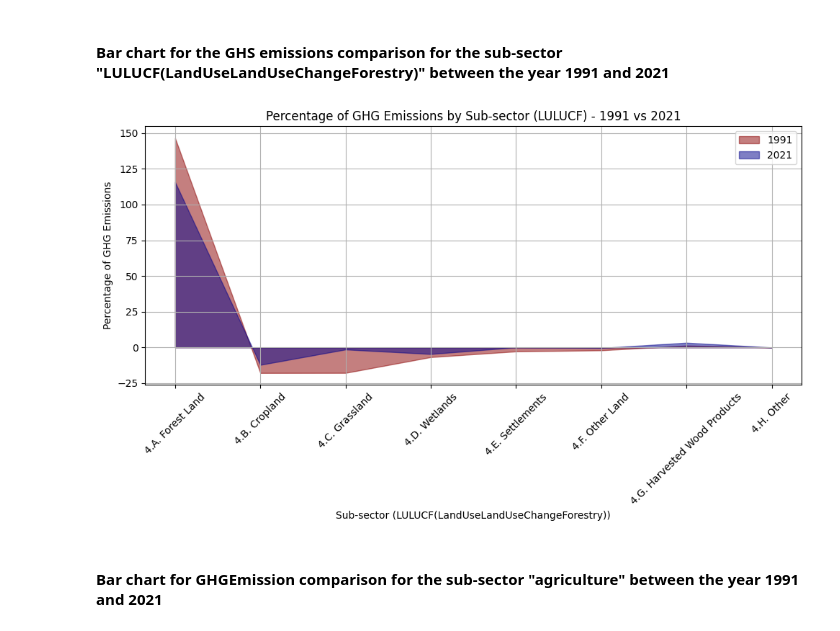
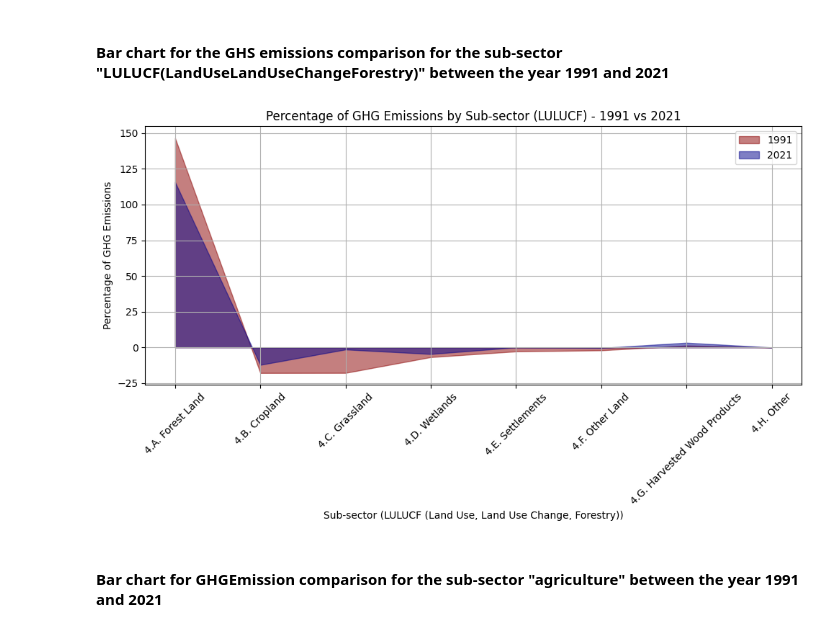
Before and after one commit to ElizabethGLiz/ClimateChangeAnalysis, a Jupyter notebook: green_house_gas_analysis.ipynb, the cells around one changed output. Saved outputs shown, nothing was run; the diff lists cells and outputs as text; code cells hidden in the pictures.

```diff
--- a/green_house_gas_analysis.ipynb
+++ b/green_house_gas_analysis.ipynb
@@ -584,43 +628,47 @@ plt.show()
 # %% [markdown]
 #### Bar chart for the GHS emissions comparison for the  sub-sector "LULUCF(LandUseLandUseChangeForestry)" between  the year 1991 and 2021
 # %%
-# Area chart for the GHS emissions comparison for the  sub-sector "LULUCF(LandUseLandUseChangeForestry)" between  the year 1991 and 2021
+# Area chart for the GHG emissions comparison for the sub-sector "LULUCF (Land Use, Land Use Change, Forestry)" between the year 1991 and 2021
 
+# Extract total emissions for the sub-sector "LULUCF" in 1991 and 2021
 total_emissions_1991_LULUCF = ghg_emissions_sector_1991_LULUCF_df.loc[0,"1991"]
 total_emissions_2021_LULUCF = ghg_emissions_sector_2021_LULUCF_df.loc[0,"2021"]
+
+# Calculate percentage of emissions for each sub-sector in 1991
 for i in range(len(ghg_emissions_sector_1991_LULUCF_df)):
     ghg_emissions_sector_1991_LULUCF_df.loc[i, "Percentage"] = (ghg_emissions_sector_1991_LULUCF_df.loc[i, "1991"]/ total_emissions_1991_LULUCF) * 100
 
+# Calculate percentage of emissions for each sub-sector in 2021
 for i in range(len(ghg_emissions_sector_2021_LULUCF_df)):
     ghg_emissions_sector_2021_LULUCF_df.loc[i, "Percentage"] = (ghg_emissions_sector_2021_LULUCF_df.loc[i, "2021"]/ total_emissions_2021_LULUCF) * 100
 
+# Extract labels and sizes for the area chart
 labels_1991 = ghg_emissions_sector_1991_LULUCF_df["GHG emissions, kt CO2 equivalent"][1:]
 sizes_1991 = ghg_emissions_sector_1991_LULUCF_df["Percentage"][1:]
 
 labels_2021 = ghg_emissions_sector_2021_LULUCF_df["GHG emissions, kt CO2 equivalent"][1:]
 sizes_2021 = ghg_emissions_sector_2021_LULUCF_df["Percentage"][1:]
 
-
-
+# Plot the area chart
 plt.figure(figsize=(10, 6))
 
 # Area chart for 1991
 plt.fill_between(labels_1991, sizes_1991, color='darkred', alpha=0.5, label='1991')
 
 # Area chart for 2021
 plt.fill_between(labels_2021, sizes_2021, color='darkblue', alpha=0.5, label='2021')
 
-plt.xlabel('Sub-sector (LULUCF(LandUseLandUseChangeForestry))')
+plt.xlabel('Sub-sector (LULUCF (Land Use, Land Use Change, Forestry))')
 plt.ylabel('Percentage of GHG Emissions')
 plt.title('Percentage of GHG Emissions by Sub-sector (LULUCF) - 1991 vs 2021')
 plt.xticks(rotation=45)
 plt.legend()
 plt.grid(True)
 
 plt.tight_layout()
 plt.show()
 # %% [output]
-[figure, old version]
+[figure, new version]
 # %%
 # Create a visualization for the  correlation between Percentage of GHG Emissions by LULUCF sub-sector (1991 vs 2021)
 percentages_1991_lulucf = ghg_emissions_sector_1991_LULUCF_df["Percentage"][1:]
```
Also changed, not shown: parts of 6 cells of this notebook, 2 other files.
